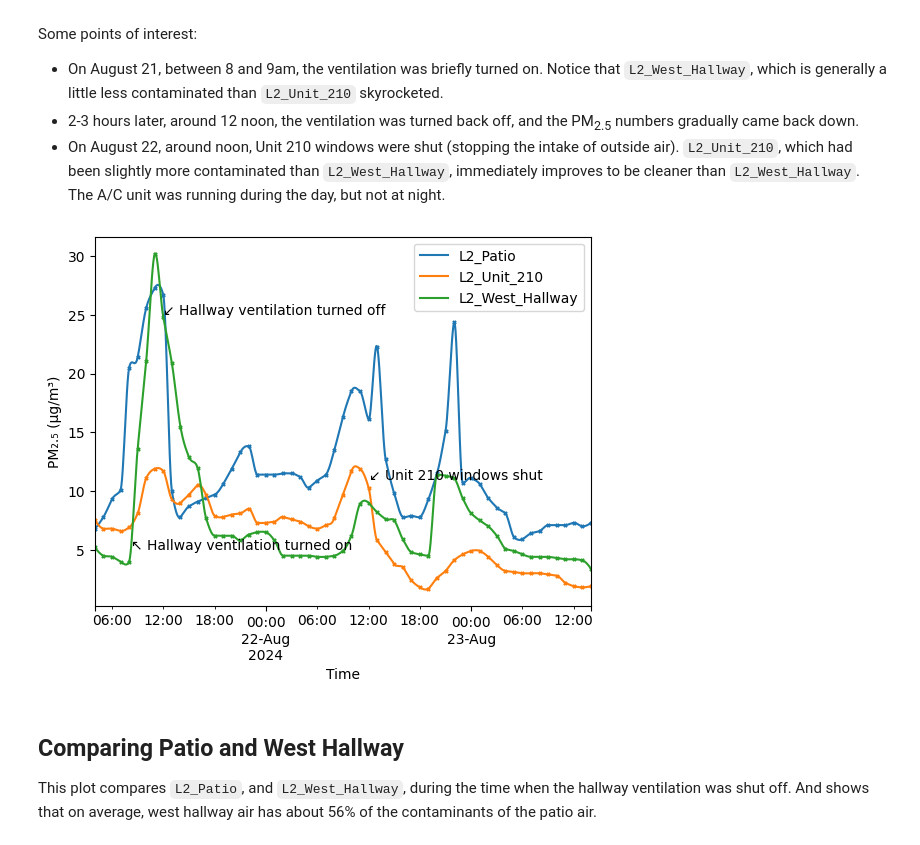
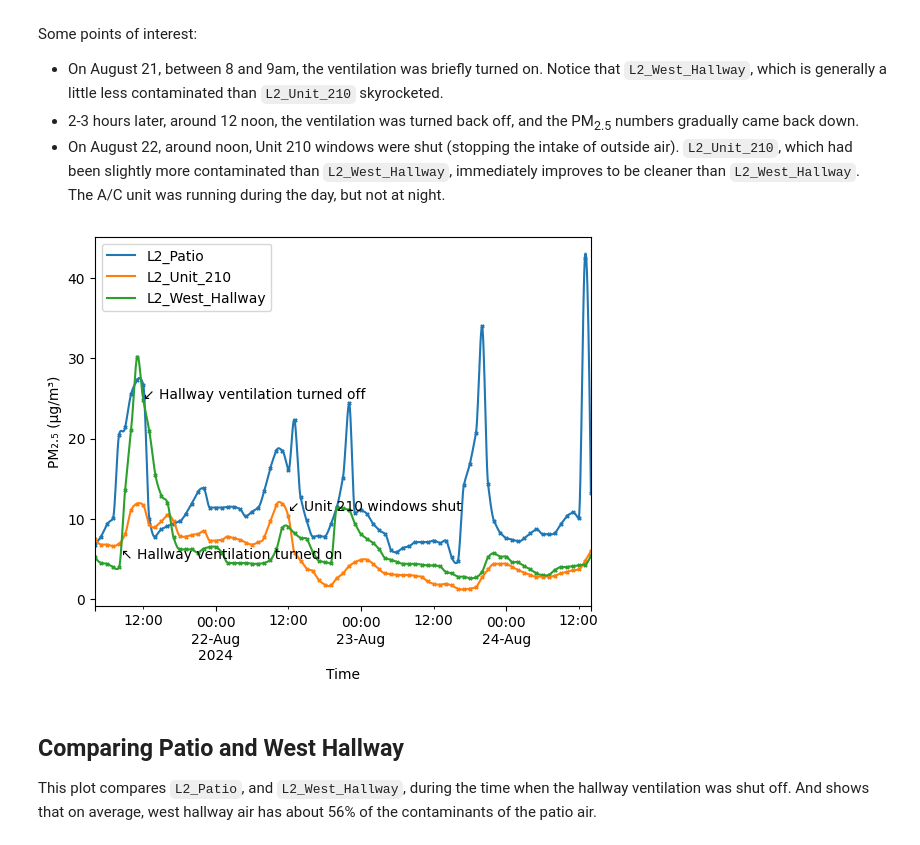
Before and after one commit to jackgene/trellis-aq, a Jupyter notebook: Air Quality Analysis.ipynb, the cells around one changed output. Saved outputs shown, nothing was run; the diff lists cells and outputs as text; code cells hidden in the pictures.

```diff
--- a/Air Quality Analysis.ipynb
+++ b/Air Quality Analysis.ipynb
@@ -72,16 +72,16 @@ Some points of interest:
 # %%
 display_data_overview(
     df,
     notes=[
         Note(x=datetime.datetime.fromisoformat("2024-08-21T08:15:00+08.00"), y=5, s="↖ Hallway ventilation turned on"),
         Note(x=datetime.datetime.fromisoformat("2024-08-21T12:00:00+08.00"), y=25, s="↙ Hallway ventilation turned off"),
         Note(x=datetime.datetime.fromisoformat("2024-08-22T12:00:00+08.00"), y=11, s="↙ Unit 210 windows shut"),
     ],
     start_incl=datetime.datetime.fromisoformat("2024-08-21T04:00:00+08.00"),
-    end_excl=datetime.datetime.fromisoformat("2024-08-23T15:00:00+08.00")
+    end_excl=datetime.datetime.fromisoformat("2024-08-24T15:00:00+08.00")
 )
 # %% [output]
-[figure, old version]
+[figure, new version]
 # %% [markdown]
 ## Comparing Patio and West Hallway
 This plot compares `L2_Patio`, and `L2_West_Hallway`, during the time when the hallway ventilation was shut off. And shows that on average, west hallway air has about 56% of the contaminants of the patio air.
```
Also changed, not shown: parts of 1 cell of this notebook, 3 other files.
